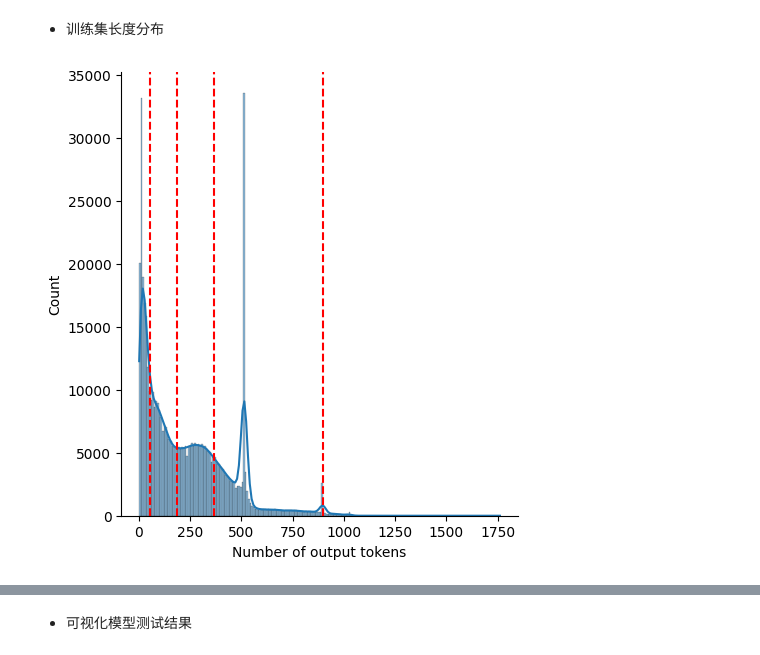
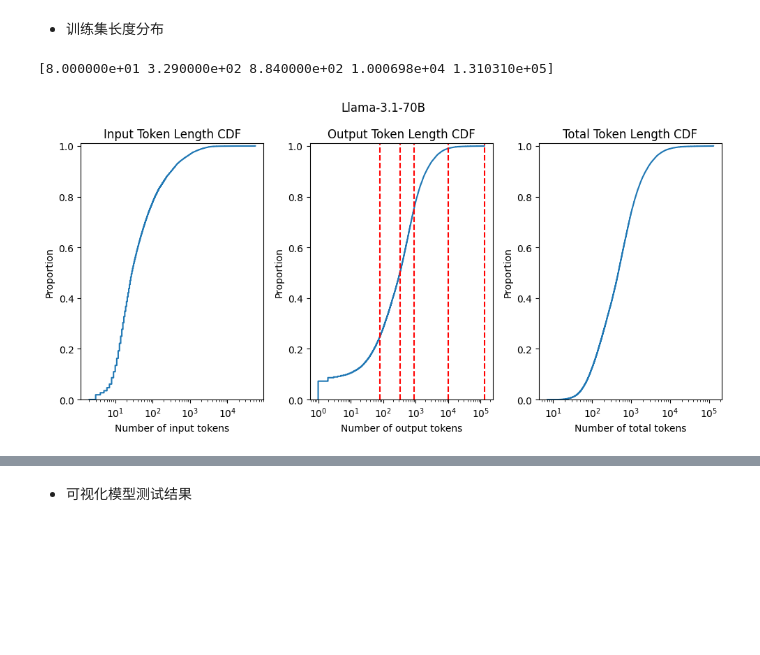
Before and after one commit to MLSysU/Decode-Length-Predictor, a Jupyter notebook: visualization.ipynb, the cells around one changed output, grey strips where cells are left out. Drawn from its saved outputs; the diff is of its cells as text; code cells hidden in the pictures; blank space fills up the shorter version.

```diff
--- a/visualization.ipynb
+++ b/visualization.ipynb
@@ -1,32 +1,51 @@
 # %% [markdown]
 - 训练集长度分布
-# %%
-import datasets
-import seaborn as sns
-import os
-import matplotlib.pyplot as plt
-import numpy as np
-
-dataset_path = "data/vicuna-13b_first_nonuniform/"
-
-token_nums = []
-
-for split in ["train", "validation", "test"]:
-    dataset = datasets.load_from_disk(os.path.join(dataset_path, split))
-    token_nums.extend(dataset["num_tokens"])
-
-# print(token_nums)
-token_nums = [t.item() for t in token_nums]
-tiles = np.percentile(token_nums, [25, 50, 75, 99])
-
-g = sns.displot(token_nums, kde=True)
-g.set_xlabels("Number of output tokens")
-
-ax = g.ax
-for tile in tiles:
-    ax.axvline(tile, color="red", linestyle="--")
-
-g.savefig(os.path.join(dataset_path, "token_len_distribution.png"))
-g.savefig(os.path.join(dataset_path, "token_len_distribution.svg"))
-# %% [output]
-[figure, removed]
+# %%
+import datasets
+import seaborn as sns
+import os
+import numpy as np
+import matplotlib.pyplot as plt
+
+model_name = "Llama-3.1-70B"
+dataset_path = f"data/shareGPT/{model_name}/bert-base-multilingual-uncased/"
+
+input_token_length_list = []
+output_token_length_list = []
+total_token_length_list = []
+
+for split in ["train", "validation", "test"]:
+    dataset = datasets.load_from_disk(os.path.join(dataset_path, split))
+    input_token_length_list.extend(dataset["input_token_length"])
+    output_token_length_list.extend(dataset["output_token_length"])
+
+input_token_length_list = [l.item() for l in input_token_length_list]
+output_token_length_list = [l.item() for l in output_token_length_list]
+total_token_length_list = [input_token_length_list[i] + output_token_length_list[i] for i in range(len(input_token_length_list))]
+output_tiles = np.percentile(output_token_length_list, [25, 50, 75, 99, 100])
+print(output_tiles)
+
+fig, axes = plt.subplots(1, 3, figsize=(10, 5))
+sns.ecdfplot(input_token_length_list, ax=axes[0], log_scale=True)
+axes[0].set_ylim(top=1.01)
+axes[0].set_xlabel("Number of input tokens")
+axes[0].set_title("Input Token Length CDF")
+
+sns.ecdfplot(output_token_length_list, ax=axes[1], log_scale=True)
+axes[1].set_ylim(top=1.01)
+axes[1].set_xlabel("Number of output tokens")
+axes[1].set_title("Output Token Length CDF")
+
+for tile in output_tiles:
+    axes[1].axvline(tile, color="red", linestyle="--")
+
+sns.ecdfplot(total_token_length_list, ax=axes[2], log_scale=True)
+axes[2].set_ylim(top=1.01)
+axes[2].set_xlabel("Number of total tokens")
+axes[2].set_title("Total Token Length CDF")
+
+fig.suptitle(model_name)
+plt.tight_layout()
+# %% [output]
+[8.000000e+01 3.290000e+02 8.840000e+02 1.000698e+04 1.310310e+05]
+[figure, added]
```
Also changed, not shown: parts of 7 cells of this notebook, 26 other files.
